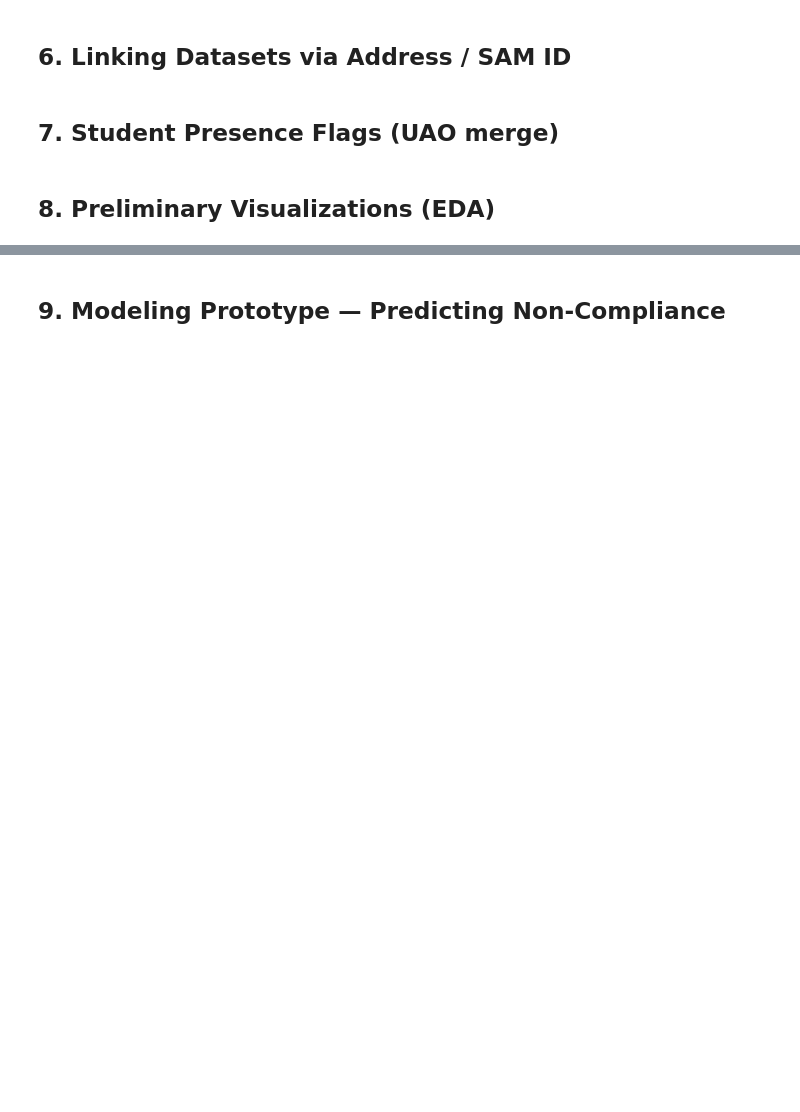
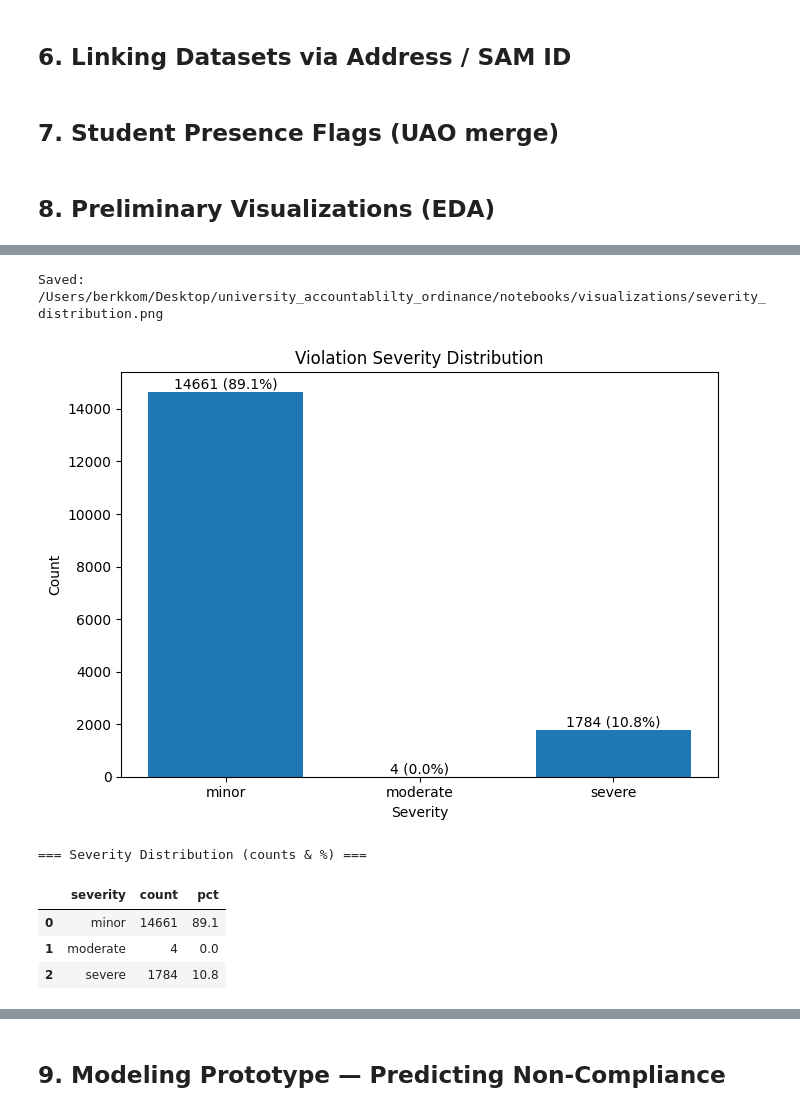
Before and after one commit to Berkkom/university_accountablilty_ordinance, a Jupyter notebook: notebooks/UAO_midterm.ipynb, the cells around one changed output, grey strips where cells are left out. Saved outputs shown, nothing was run; the diff lists cells and outputs as text; code cells hidden in the pictures; blank space fills up the shorter version.

```diff
--- a/notebooks/UAO_midterm.ipynb
+++ b/notebooks/UAO_midterm.ipynb
@@ -420,23 +570,59 @@ else:
 # %%
+# 8.3 Violation Severity Distribution
+import matplotlib.pyplot as plt
+from pathlib import Path
 
-# 8.3 Property value distributions: student vs non-student (join assess + student tags by address/SAM)
-if not df_assess_c.empty and not df_viol_tagged.empty:
-    # Build a list of known student addresses from UAO
-    student_addrs = set(df_uao_c['address_norm']) if not df_uao_c.empty and 'address_norm' in df_uao_c.columns else set()
-    df_assess_c['address_norm'] = df_assess_c.get('address', '').map(lambda x: x.upper().strip() if isinstance(x,str) else '')
-    df_assess_c['is_student_address'] = df_assess_c['address_norm'].isin(student_addrs)
-    # Choose a value column
-    val_col = 'total_value' if 'total_value' in df_assess_c.columns else None
-    if val_col:
-        grouped = df_assess_c.groupby('is_student_address')[val_col].describe()
-        print(grouped)
-        # Simple boxplot
-        ax = df_assess_c.boxplot(column=val_col, by='is_student_address', figsize=(7,5))
-        plt.title('Property Values by Student Address Flag'); plt.suptitle('')
-        plt.xlabel('Is Student Address'); plt.ylabel('Assessed Value')
-        plt.tight_layout()
-        plt.show()
-    else:
-        print('Skip 8.3: total_value column not found in assessments.')
+# assumes: df_viol_c, VIZ_DIR, and save_current_fig(...) already defined
+
+if not df_viol_c.empty and 'severity' in df_viol_c.columns:
+    # Optional ordering if you use these labels
+    order = ['minor', 'moderate', 'severe']
+    sev_counts = (
+        df_viol_c['severity']
+        .fillna('unknown')
+        .value_counts()
+        .rename_axis('severity')
+        .reset_index(name='count')
+    )
+
+    # Enforce order if all present; otherwise keep value_counts order
+    if set(order).issubset(set(sev_counts['severity'])):
+        sev_counts = sev_counts.set_index('severity').reindex(order).reset_index()
+
+    total = sev_counts['count'].sum()
+    sev_counts['pct'] = (sev_counts['count'] / total * 100).round(1)
+
+    # Plot
+    fig, ax = plt.subplots(figsize=(7, 5))
+    bars = ax.bar(sev_counts['severity'], sev_counts['count'])
+
+    ax.set_title('Violation Severity Distribution')
+    ax.set_xlabel('Severity')
+    ax.set_ylabel('Count')
+
+    # Add count and % above bars
+    for rect, cnt, pct in zip(bars, sev_counts['count'], sev_counts['pct']):
+        ax.text(rect.get_x() + rect.get_width()/2, rect.get_height(),
+                f'{cnt} ({pct}%)',
+                ha='center', va='bottom')
+
+    plt.tight_layout()
+
+    # SAVE BEFORE SHOW
+    save_current_fig("severity_distribution.png")
+    plt.show()
+
+    # Display table and save CSV
+    print("=== Severity Distribution (counts & %) ===")
+    display(sev_counts)
+    sev_counts.to_csv(VIZ_DIR / "severity_distribution.csv", index=False)
 else:
-    print('Skip 8.3: missing assess or violations data.')
+    print("Skip 8.3: df_viol_c empty or 'severity' missing.")
+# %% [output]
+Saved: /Users/berkkom/Desktop/university_accountablilty_ordinance/notebooks/visualizations/severity_distribution.png
+[figure, added]
+=== Severity Distribution (counts & %) ===
+|  | severity | count | pct |
+| 0 | minor | 14661 | 89.1 |
+| 1 | moderate | 4 | 0.0 |
+| 2 | severe | 1784 | 10.8 |
```
Also changed, not shown: parts of 13 cells of this notebook.
